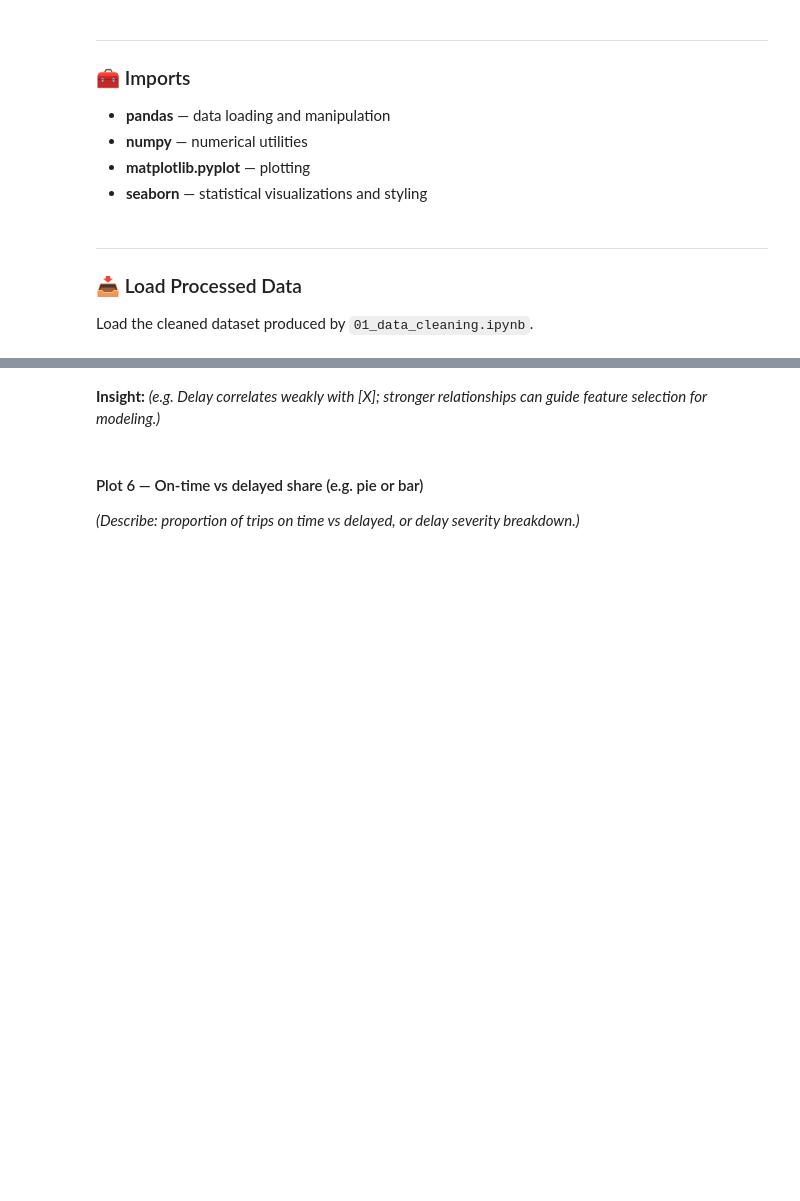
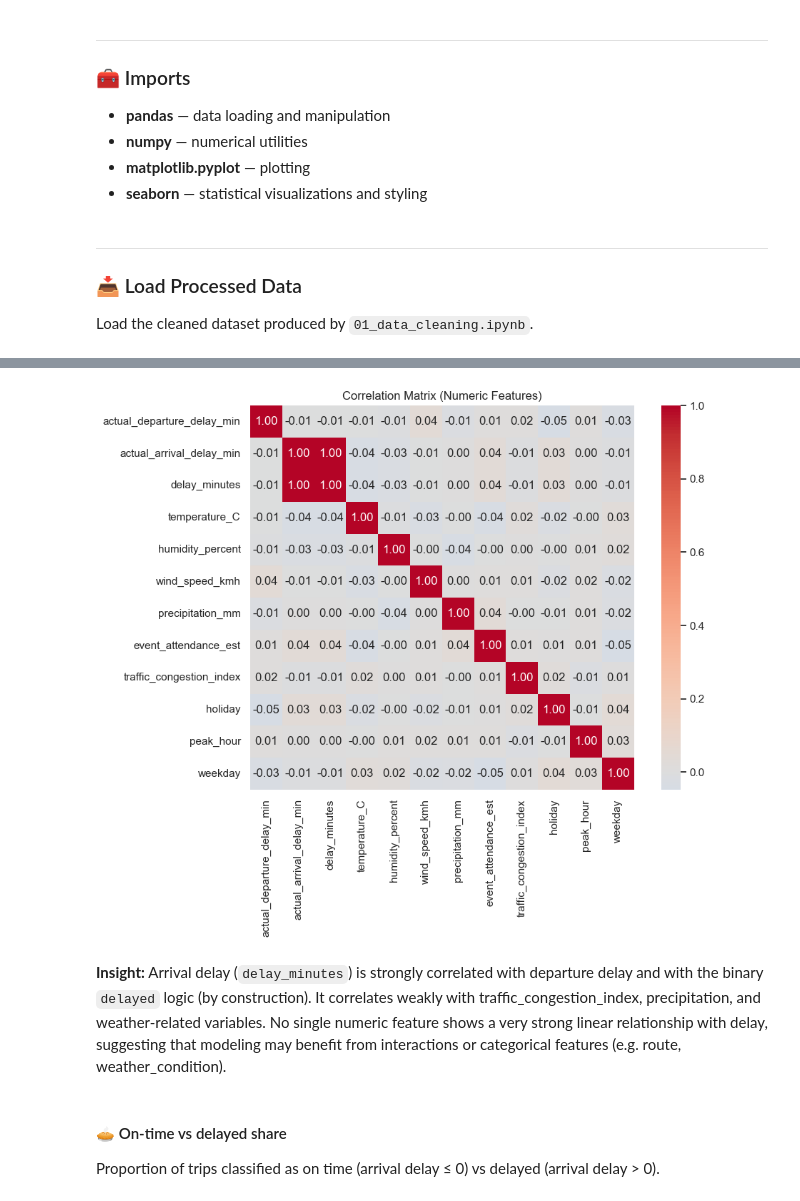
Before and after one commit to florykhan/public-transit-delay-eda, a Jupyter notebook: notebooks/02_eda.ipynb, the cells around one changed output, grey strips where cells are left out. Cells and saved outputs as stored; diff of their text form; code cells hidden in the pictures; blank space fills up the shorter version.

```diff
--- a/notebooks/02_eda.ipynb
+++ b/notebooks/02_eda.ipynb
@@ -93,13 +127,24 @@ The following sections contain well-labeled plots with short written insights un
 # %%
-# numeric = df.select_dtypes(include=[np.number])
-# sns.heatmap(numeric.corr(), annot=True, fmt='.2f', cmap='coolwarm', center=0)
-# plt.title('Correlation matrix')
-# plt.tight_layout()
-# plt.show()
+# Select numeric columns relevant to delay analysis (exclude ids and redundant flags)
+numeric_cols = [
+    "actual_departure_delay_min", "actual_arrival_delay_min", "delay_minutes",
+    "temperature_C", "humidity_percent", "wind_speed_kmh", "precipitation_mm",
+    "event_attendance_est", "traffic_congestion_index", "holiday", "peak_hour", "weekday"
+]
+num_df = df[numeric_cols].copy()
+corr = num_df.corr()
+# Focus on delay_minutes row for readability; show full matrix
+fig, ax = plt.subplots(figsize=(10, 8))
+sns.heatmap(corr, annot=True, fmt=".2f", cmap="coolwarm", center=0, ax=ax, square=True)
+ax.set_title("Correlation Matrix (Numeric Features)", fontsize=12)
+plt.tight_layout()
+plt.show()
+# %% [output]
+[figure, added]
 # %% [markdown]
-**Insight:** *(e.g. Delay correlates weakly with [X]; stronger relationships can guide feature selection for modeling.)*
+**Insight:** Arrival delay (`delay_minutes`) is strongly correlated with departure delay and with the binary `delayed` logic (by construction). It correlates weakly with traffic_congestion_index, precipitation, and weather-related variables. No single numeric feature shows a very strong linear relationship with delay, suggesting that modeling may benefit from interactions or categorical features (e.g. route, weather_condition).
 # %% [markdown]
-#### Plot 6 — On-time vs delayed share (e.g. pie or bar)
+#### 🥧 On-time vs delayed share
 
-*(Describe: proportion of trips on time vs delayed, or delay severity breakdown.)*
+Proportion of trips classified as on time (arrival delay ≤ 0) vs delayed (arrival delay > 0).
 # %%
```
Also changed, not shown: parts of 19 cells of this notebook.
